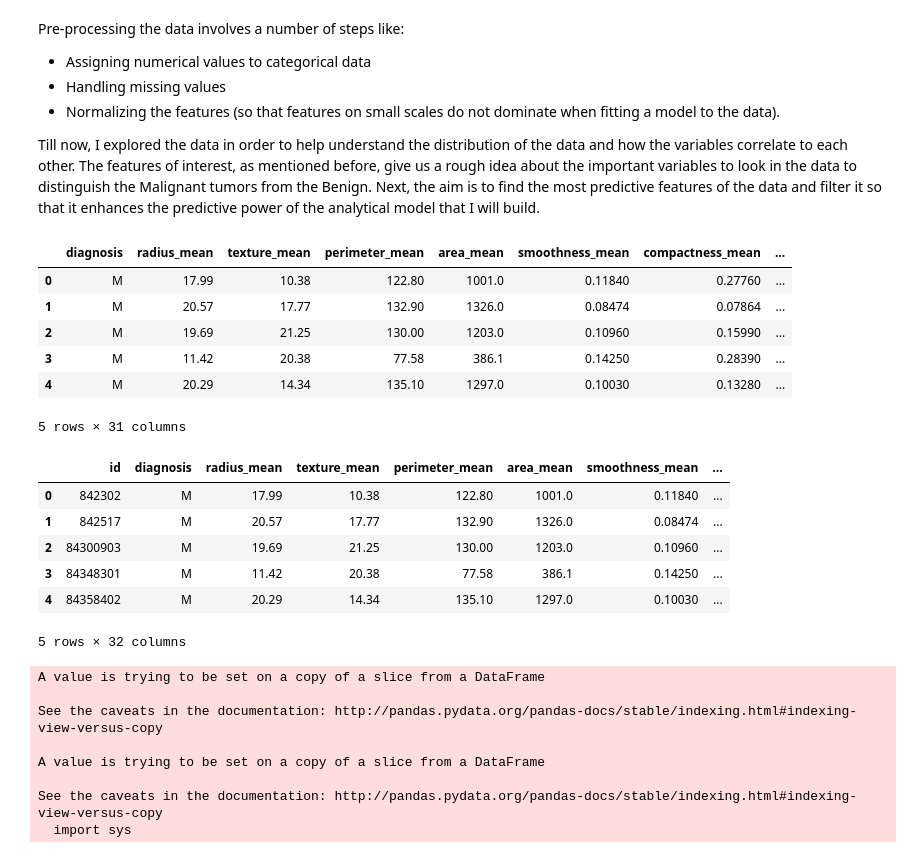
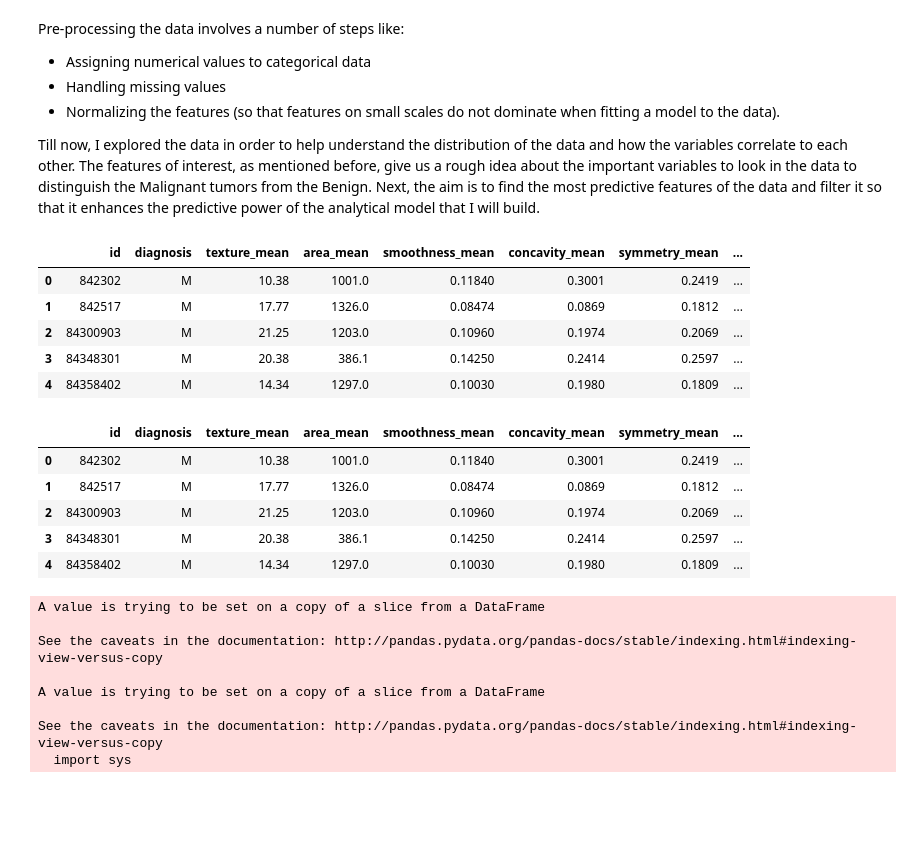
Before and after one commit to shubhramahey/Breast-Cancer-Analysis, a Jupyter notebook: Breast Cancer Analysis.ipynb, the cells around one changed output. Cells and saved outputs as stored; diff of their text form; code cells hidden in the pictures; blank space fills up the shorter version.

```diff
--- a/Breast Cancer Analysis.ipynb
+++ b/Breast Cancer Analysis.ipynb
@@ -271,6 +271,7 @@ sns.set_style("dark")
 
 data1 = pd.read_csv(r'C:\Users\Gaurav\Desktop\Breast Cancer\Data\breast-cancer.csv', index_col=False)
 data1.drop('Unnamed: 32',axis=1, inplace=True)
+gs = data1
 
 # Correlation matrix for the mean data
 corr = data_mean.corr()
@@ -297,0 +329,5 @@ Here, we can draw a strong positive relationship with mean values paramaters bet
+# %%
+#dropping the correlated variables
+drop_list1 = ['perimeter_mean','radius_mean','compactness_mean', 'concavity_worst', 'concave points_mean','radius_se','perimeter_se','radius_worst','perimeter_worst','compactness_worst','concave points_worst','compactness_se','concave points_se','texture_worst','area_worst']
+df_new = gs.drop(drop_list1,axis = 1 )
+df_new.head()
@@ -298,12 +368,14 @@ Here, we can draw a strong positive relationship with mean values paramaters bet
 # %%
 #plotting a scatter plot to visualize the data before further analysis
 # %%
+d_1 = df_new
+d_2 = d_1
 sns.set_style("dark")
 
-data2 = pd.read_csv(r'C:\Users\Gaurav\Desktop\Breast Cancer\Data\breast-cancer.csv', index_col=False)
-data2.drop('Unnamed: 32',axis=1, inplace=True)
-g = sns.PairGrid(data2[[data2.columns[1],data2.columns[2],data2.columns[3],
-                     data2.columns[4], data2.columns[5],data2.columns[6], data2.columns[7], data2.columns[8], data2.columns[9], data2.columns[10],data2.columns[11]]],hue='diagnosis', palette="Greens")
+#data2 = pd.read_csv(r'C:\Users\Gaurav\Desktop\Breast Cancer\Data\breast-cancer.csv', index_col=False)
+#data2.drop('Unnamed: 32',axis=1, inplace=True)
+g = sns.PairGrid(d_1[[d_1.columns[1],d_1.columns[2],d_1.columns[3],
+                     d_1.columns[4], d_1.columns[5],d_1.columns[6]]],hue='diagnosis', palette="Greens")
 g = g.map_diag(plt.hist)
 g = g.map_offdiag(plt.scatter, s = 5)
 # %% [output]
@@ -322,32 +394,30 @@ Pre-processing the data involves a number of steps like:
 
 Till now, I explored the data in order to help understand the distribution of the data and how the variables correlate to each other. The features of interest, as mentioned before, give us a rough idea about the important variables to look in the data to distinguish the Malignant tumors from the Benign. Next, the aim is to find the most predictive features of the data and filter it so that it enhances the predictive power of the analytical model that I will build.
 # %%
-data.drop('Unnamed: 32',axis=1, inplace=True)
+#data.drop('Unnamed: 32',axis=1, inplace=True)
 #data.head()
-dframe = data
-dframe.head()
+d_frame = d_1
+d_frame.head()
 # %% [output]
-|  | diagnosis | radius_mean | texture_mean | perimeter_mean | area_mean | smoothness_mean | compactness_mean | ... |
-| 0 | M | 17.99 | 10.38 | 122.80 | 1001.0 | 0.11840 | 0.27760 | ... |
-| 1 | M | 20.57 | 17.77 | 132.90 | 1326.0 | 0.08474 | 0.07864 | ... |
-| 2 | M | 19.69 | 21.25 | 130.00 | 1203.0 | 0.10960 | 0.15990 | ... |
-| 3 | M | 11.42 | 20.38 | 77.58 | 386.1 | 0.14250 | 0.28390 | ... |
-| 4 | M | 20.29 | 14.34 | 135.10 | 1297.0 | 0.10030 | 0.13280 | ... |
+|  | id | diagnosis | texture_mean | area_mean | smoothness_mean | concavity_mean | symmetry_mean | ... |
+| 0 | 842302 | M | 10.38 | 1001.0 | 0.11840 | 0.3001 | 0.2419 | ... |
+| 1 | 842517 | M | 17.77 | 1326.0 | 0.08474 | 0.0869 | 0.1812 | ... |
+| 2 | 84300903 | M | 21.25 | 1203.0 | 0.10960 | 0.1974 | 0.2069 | ... |
+| 3 | 84348301 | M | 20.38 | 386.1 | 0.14250 | 0.2414 | 0.2597 | ... |
+| 4 | 84358402 | M | 14.34 | 1297.0 | 0.10030 | 0.1980 | 0.1809 | ... |
-5 rows × 31 columns
 # %%
 #data and data2 have "M" and "B", rest of the dataframes have 1s and 0s
 
-data3 = data2
+d_3 = d_1
 #data = data3
-data2.head()
+d_1.head()
 # %% [output]
-|  | id | diagnosis | radius_mean | texture_mean | perimeter_mean | area_mean | smoothness_mean | ... |
-| 0 | 842302 | M | 17.99 | 10.38 | 122.80 | 1001.0 | 0.11840 | ... |
-| 1 | 842517 | M | 20.57 | 17.77 | 132.90 | 1326.0 | 0.08474 | ... |
-| 2 | 84300903 | M | 19.69 | 21.25 | 130.00 | 1203.0 | 0.10960 | ... |
-| 3 | 84348301 | M | 11.42 | 20.38 | 77.58 | 386.1 | 0.14250 | ... |
-| 4 | 84358402 | M | 20.29 | 14.34 | 135.10 | 1297.0 | 0.10030 | ... |
+|  | id | diagnosis | texture_mean | area_mean | smoothness_mean | concavity_mean | symmetry_mean | ... |
+| 0 | 842302 | M | 10.38 | 1001.0 | 0.11840 | 0.3001 | 0.2419 | ... |
+| 1 | 842517 | M | 17.77 | 1326.0 | 0.08474 | 0.0869 | 0.1812 | ... |
+| 2 | 84300903 | M | 21.25 | 1203.0 | 0.10960 | 0.1974 | 0.2069 | ... |
+| 3 | 84348301 | M | 20.38 | 386.1 | 0.14250 | 0.2414 | 0.2597 | ... |
+| 4 | 84358402 | M | 14.34 | 1297.0 | 0.10030 | 0.1980 | 0.1809 | ... |
-5 rows × 32 columns
 # %%
 #Call the transform method of LabelEncorder on two dummy variables
 #label_enc.transform(['M', 'B'])
```
Also changed, not shown: parts of 35 cells of this notebook.
